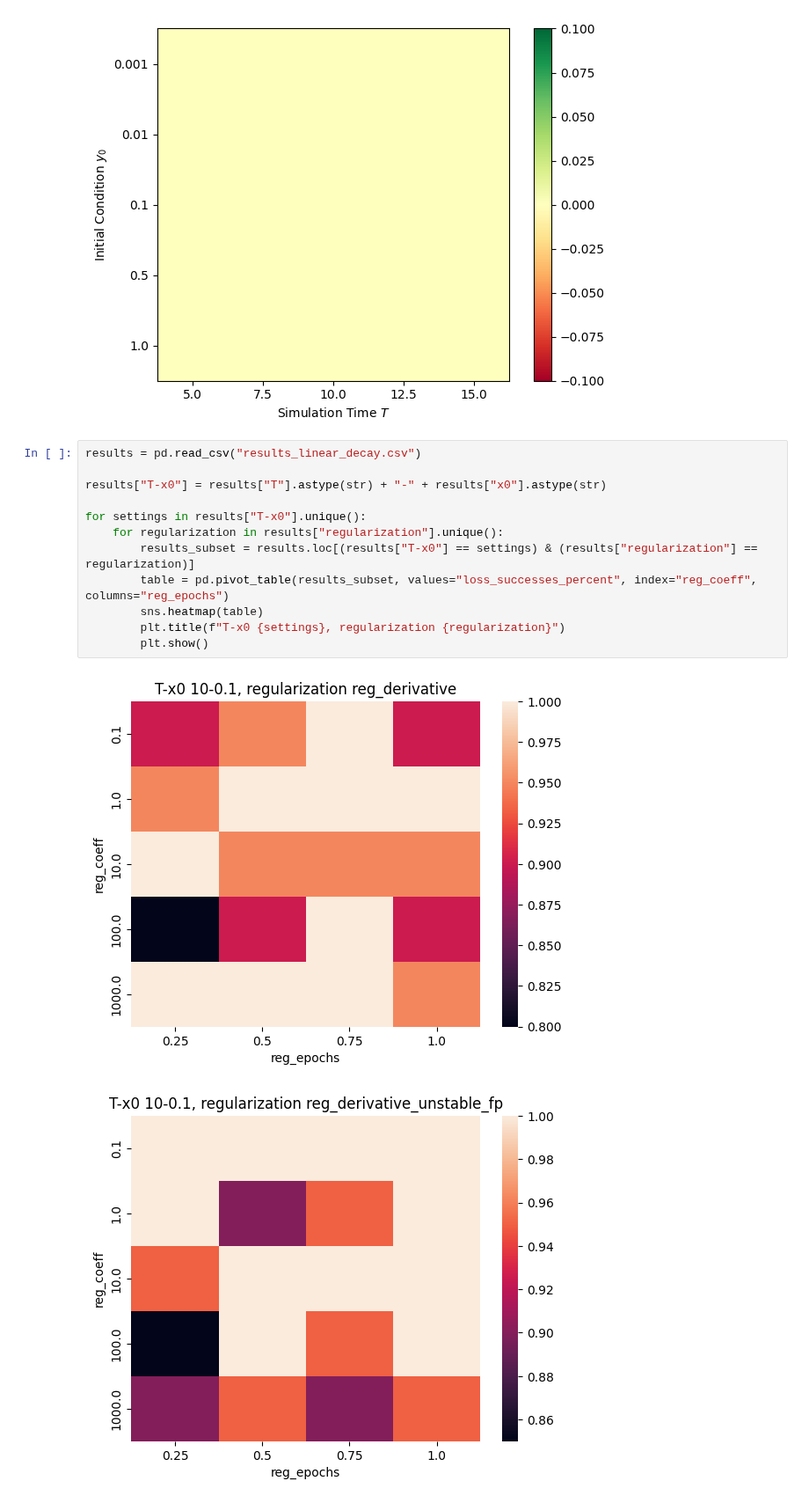
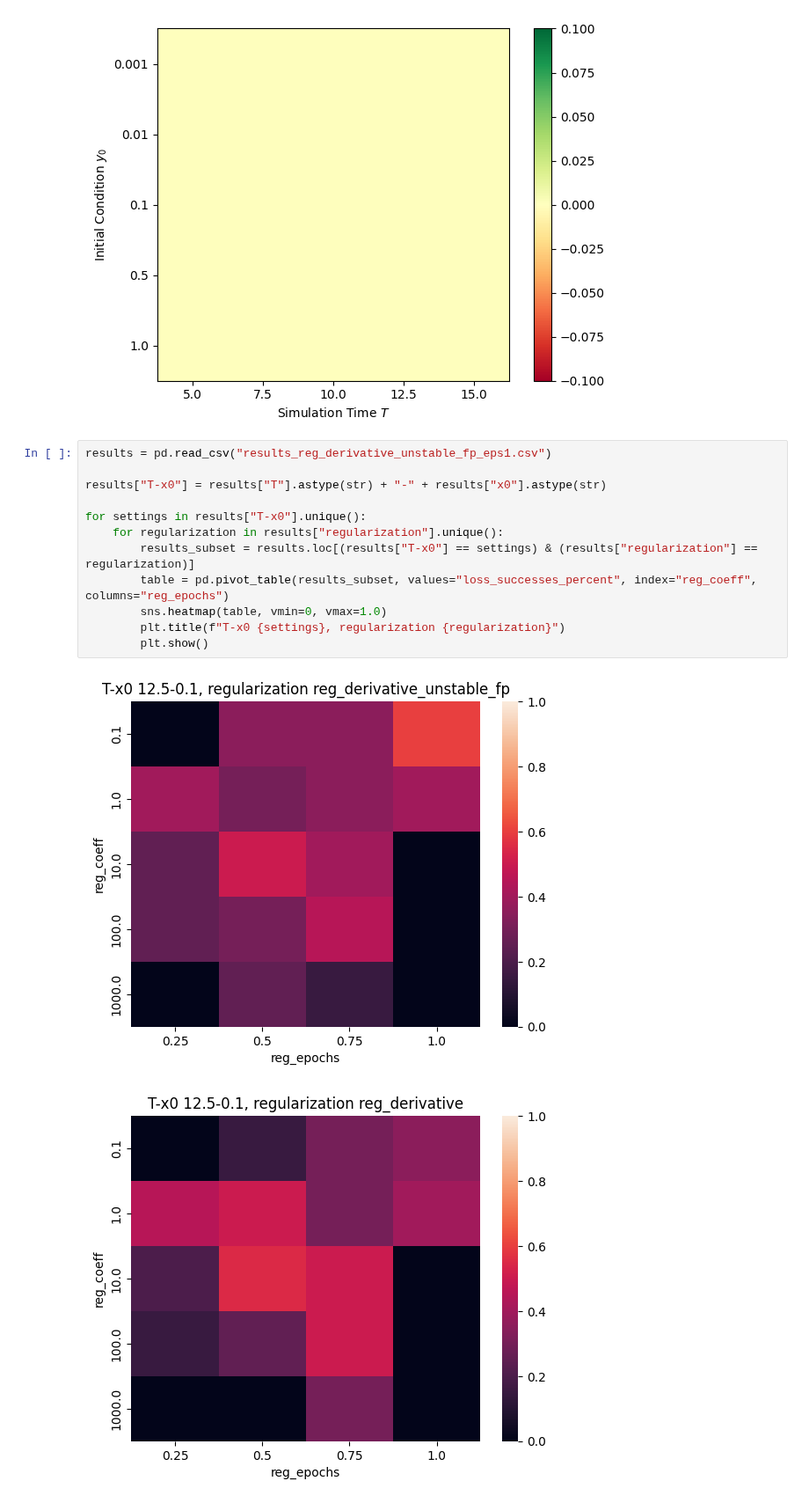
Before and after one commit to losmib/PINNs_fixed_points, a Jupyter notebook: van_der_pol/results_visualizations.ipynb, the cells around one changed output. Shown at 88% size. Drawn from its saved outputs; the diff is of its cells as text.

```diff
--- a/van_der_pol/results_visualizations.ipynb
+++ b/van_der_pol/results_visualizations.ipynb
@@ -35,17 +35,17 @@ for mu in results["mu"].unique():
 [figure]
 [figure]
 # %%
-results = pd.read_csv("results_linear_decay.csv")
+results = pd.read_csv("results_reg_derivative_unstable_fp_eps1.csv")
 
 results["T-x0"] = results["T"].astype(str) + "-" + results["x0"].astype(str)
 
 for settings in results["T-x0"].unique():
     for regularization in results["regularization"].unique():
         results_subset = results.loc[(results["T-x0"] == settings) & (results["regularization"] == regularization)]
         table = pd.pivot_table(results_subset, values="loss_successes_percent", index="reg_coeff", columns="reg_epochs")
-        sns.heatmap(table)
+        sns.heatmap(table, vmin=0, vmax=1.0)
         plt.title(f"T-x0 {settings}, regularization {regularization}")
         plt.show()
 # %% [output]
-[figure, old version]
+[figure, new version]
-[figure, old version]
+[figure, new version]
```
Also changed, not shown: parts of 1 cell of this notebook, 1 other file.
